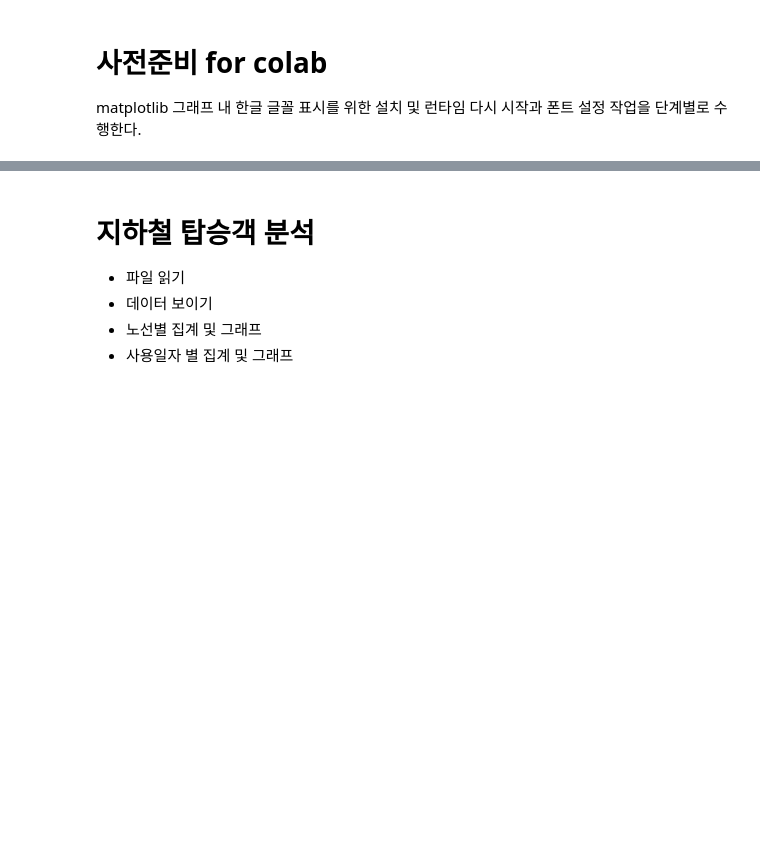
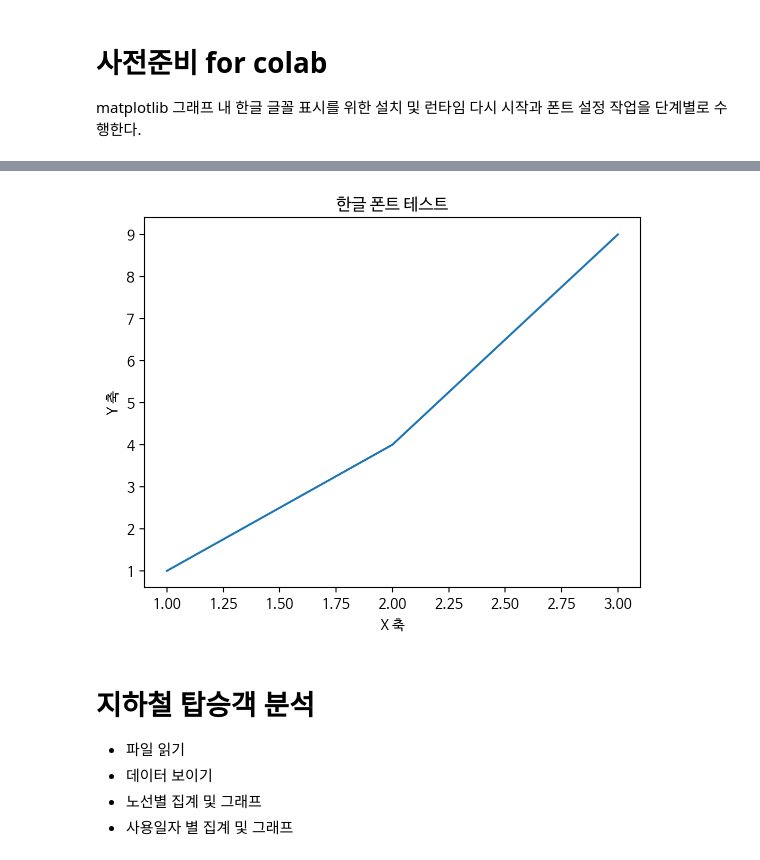
Before and after one commit to cheonhae/2024_KPC_DA_02, a Jupyter notebook: Day1_subway_passenger.ipynb, the cells around one changed output, grey strips where cells are left out. Drawn from its saved outputs; the diff is of its cells as text; code cells hidden in the pictures; blank space fills up the shorter version.

```diff
--- a/Day1_subway_passenger.ipynb
+++ b/Day1_subway_passenger.ipynb
@@ -64,8 +6,0 @@ print(f"nanum_font number: {len(nanum_font)}")
-# %%
-# 폰트의 경로를 통해 사용할 폰트 (나눔고딕)를 지정한다.
-path = '/usr/share/fonts/truetype/nanum/NanumGothic.ttf'  # 설치된 나눔글꼴중 사용할 폰트의 전체 경로를 가져오자
-font_name = fm.FontProperties(fname=path, size=10).get_name()
-print(font_name)
-plt.rc('font', family=font_name)
-# 마이너스 부호 처리에 오류가 있는 경우를 방지 하기 위한 설정
-mpl.rcParams['axes.unicode_minus'] = False
@@ -72,3 +39,22 @@ mpl.rcParams['axes.unicode_minus'] = False
+# %%
+# 3. 이제 matplotlib를 임포트합니다.
+import matplotlib.pyplot as plt
+import matplotlib as mpl
+
+# 4. 폰트를 설정합니다.
+plt.rc('font', family='NanumBarunGothic')
+plt.rcParams['axes.unicode_minus'] =False
+# 5. Retina 디스플레이를 위한 설정 (선택 사항)
+%config InlineBackend.figure_format = 'retina'
+
+# 6. 한글 폰트가 적용되었는지 확인하기 위한 예제 플롯
+plt.title('한글 폰트 테스트')
+plt.plot([1, 2, 3], [1, 4, 9])
+plt.xlabel('X 축')
+plt.ylabel('Y 축')
+plt.show()
+# %% [output]
+[figure, added]
 # %% [markdown]
 # **지하철 탑승객 분석**
 - 파일 읽기
```
Also changed, not shown: parts of 15 cells of this notebook.
